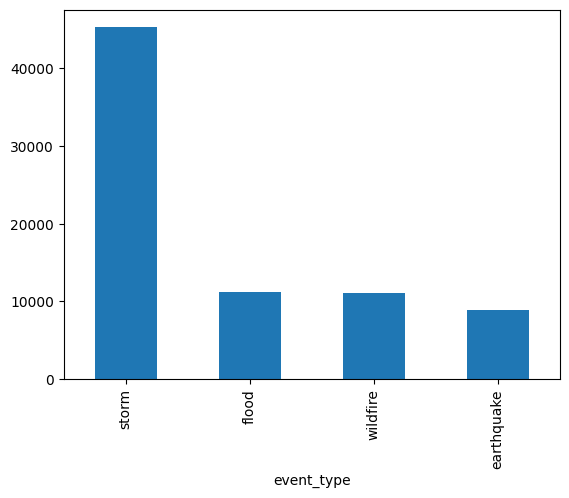
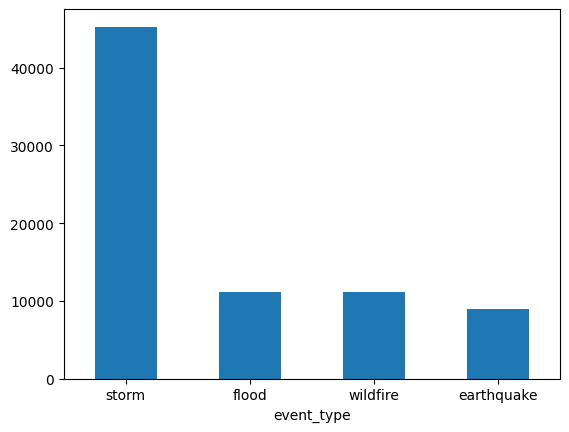
Code edit (unified diff) that turned the first committed figure into the second:
--- before
+++ after
@@ -1 +1 @@
-df['event_type'].value_counts().plot(kind='bar')
+df['event_type'].value_counts().plot(kind='bar', rot=0)

Commit: rename relevant to informative